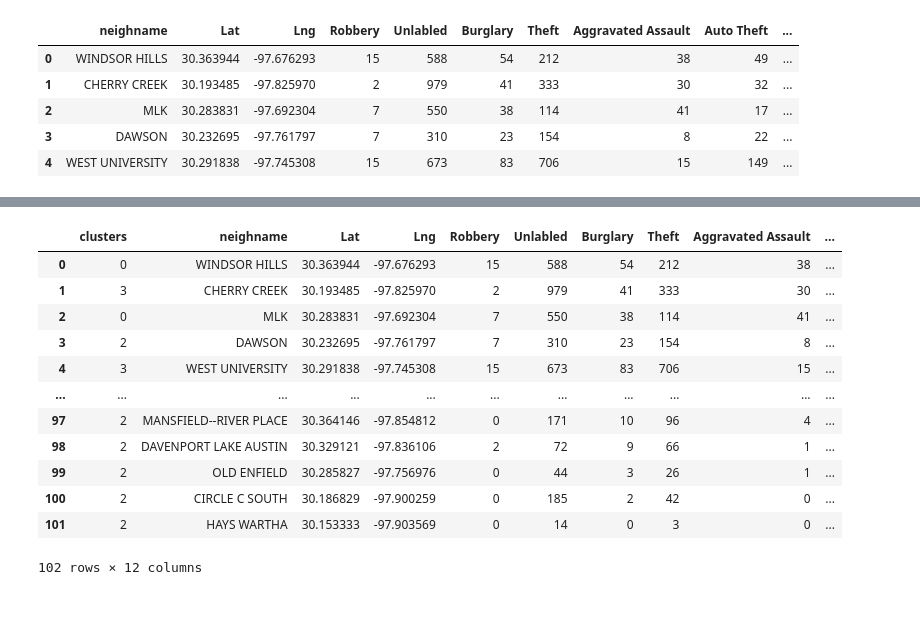
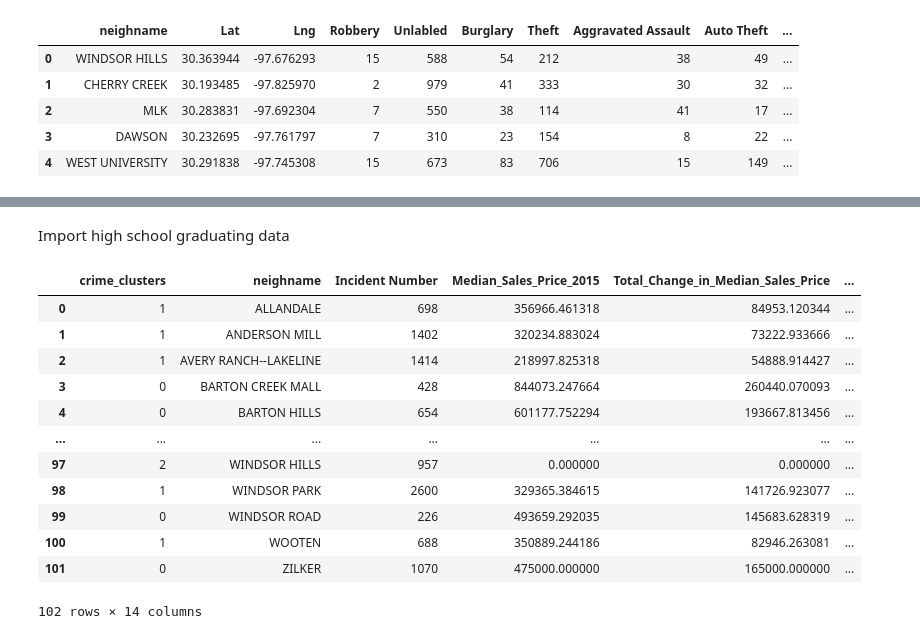
Before and after one commit to liwenjing2012/Cousera_Capstone, a Jupyter notebook: Capstone_final_project.ipynb, the cells around one changed output, grey strips where cells are left out. Drawn from its saved outputs; the diff is of its cells as text; code cells hidden in the pictures; blank space fills up the shorter version.

```diff
--- a/Capstone_final_project.ipynb
+++ b/Capstone_final_project.ipynb
@@ -160,6 +111,3 @@ See the caveats in the documentation: https://pandas.pydata.org/pandas-docs/stab
-# %%
-criminal_gdf = gpd.GeoDataFrame(
-    criminal_feature_data, geometry=gpd.points_from_xy(criminal_feature_data.Longitude, criminal_feature_data.Latitude))
 # %%
 criminal_gdf.set_crs(epsg=4326, inplace=True)
 joined_gdf = gpd.sjoin(criminal_gdf, geoNeigh_data, op='within').reset_index(drop=True).drop(['index_right'],axis=1)
@@ -231,0 +215,31 @@ map_austin
+# %%
+joined_survey.groupby('Live_Satisfy').count()
+#Don't Know --> 1
+#Dissatisfied --> 1
+#Neutral --> 2
+#Satisfied --> 3
+#Very Dissatisfied --> 0
+#Very Satisfied --> 4
+
+joined_survey = joined_survey.replace({"Don't Know":1,'Dissatisfied':1,
+                                       "Very Dissatisfied":0,"Neutral":2,
+                                       "Satisfied":3,"Very Satisfied":4,
+                                       'Not provided':'Not Provided'})
+
+joined_survey.groupby('income_level').count()
+#Not Provided -->0
+#less than $20K --> 1
+#$20K-39,999-->2
+#$40K-59,999-->3
+#$60K-79,999-->4
+#$80K-149,999-->5
+#$150K or more-->6
+joined_survey = joined_survey.replace({"Not Provided":0,"less than $20K":1,
+                                       "$20K-39,999":2,"$40K-59,999":3,
+                                       "$60K-79,999":4,"$80K-149,999":5,
+                                       "$150K or more":6})
+joined_survey = joined_survey.groupby('neighname').mean().reset_index()
+joined_survey = joined_survey.drop(['Lng','Lat'],axis = 1)
+#joined_survey
+full_joined = pd.merge(jd1,joined_survey,how = 'left', on = ['neighname'])
+full_joined
@@ -232,26 +260,29 @@ map_austin
+# %% [markdown]
+Import high school graduating data
 # %%
-kclusters = 5
+kclusters = 3
 
-df2 = df1.copy()
-df_clustering = df1.drop(['neighname','Total','Lat','Lng'],1)
+df2 = full_joined.copy()
+df_clustering = df2.drop(['neighname'],1)
 kmeans = KMeans(n_clusters = kclusters, random_state=0).fit(df_clustering)
 kmeans.labels_
-df2.insert(0,'clusters',kmeans.labels_)
+df2.insert(0,'crime_clusters',kmeans.labels_)
+
 df2
 # %% [output]
-|  | clusters | neighname | Lat | Lng | Robbery | Unlabled | Burglary | Theft | Aggravated Assault | ... |
-| 0 | 0 | WINDSOR HILLS | 30.363944 | -97.676293 | 15 | 588 | 54 | 212 | 38 | ... |
-| 1 | 3 | CHERRY CREEK | 30.193485 | -97.825970 | 2 | 979 | 41 | 333 | 30 | ... |
-| 2 | 0 | MLK | 30.283831 | -97.692304 | 7 | 550 | 38 | 114 | 41 | ... |
-| 3 | 2 | DAWSON | 30.232695 | -97.761797 | 7 | 310 | 23 | 154 | 8 | ... |
-| 4 | 3 | WEST UNIVERSITY | 30.291838 | -97.745308 | 15 | 673 | 83 | 706 | 15 | ... |
-| ... | ... | ... | ... | ... | ... | ... | ... | ... | ... | ... |
-| 97 | 2 | MANSFIELD--RIVER PLACE | 30.364146 | -97.854812 | 0 | 171 | 10 | 96 | 4 | ... |
-| 98 | 2 | DAVENPORT LAKE AUSTIN | 30.329121 | -97.836106 | 2 | 72 | 9 | 66 | 1 | ... |
-| 99 | 2 | OLD ENFIELD | 30.285827 | -97.756976 | 0 | 44 | 3 | 26 | 1 | ... |
-| 100 | 2 | CIRCLE C SOUTH | 30.186829 | -97.900259 | 0 | 185 | 2 | 42 | 0 | ... |
-| 101 | 2 | HAYS WARTHA | 30.153333 | -97.903569 | 0 | 14 | 0 | 3 | 0 | ... |
+|  | crime_clusters | neighname | Incident Number | Median_Sales_Price_2015 | Total_Change_in_Median_Sales_Price | ... |
+| 0 | 1 | ALLANDALE | 698 | 356966.461318 | 84953.120344 | ... |
+| 1 | 1 | ANDERSON MILL | 1402 | 320234.883024 | 73222.933666 | ... |
+| 2 | 1 | AVERY RANCH--LAKELINE | 1414 | 218997.825318 | 54888.914427 | ... |
+| 3 | 0 | BARTON CREEK MALL | 428 | 844073.247664 | 260440.070093 | ... |
+| 4 | 0 | BARTON HILLS | 654 | 601177.752294 | 193667.813456 | ... |
+| ... | ... | ... | ... | ... | ... | ... |
+| 97 | 2 | WINDSOR HILLS | 957 | 0.000000 | 0.000000 | ... |
+| 98 | 1 | WINDSOR PARK | 2600 | 329365.384615 | 141726.923077 | ... |
+| 99 | 0 | WINDSOR ROAD | 226 | 493659.292035 | 145683.628319 | ... |
+| 100 | 1 | WOOTEN | 688 | 350889.244186 | 82946.263081 | ... |
+| 101 | 0 | ZILKER | 1070 | 475000.000000 | 165000.000000 | ... |
-102 rows × 12 columns
+102 rows × 14 columns
 # %%
 fig = plt.figure()
 ax = fig.add_axes([0,0,1,1])
```
Also changed, not shown: parts of 31 cells of this notebook.
